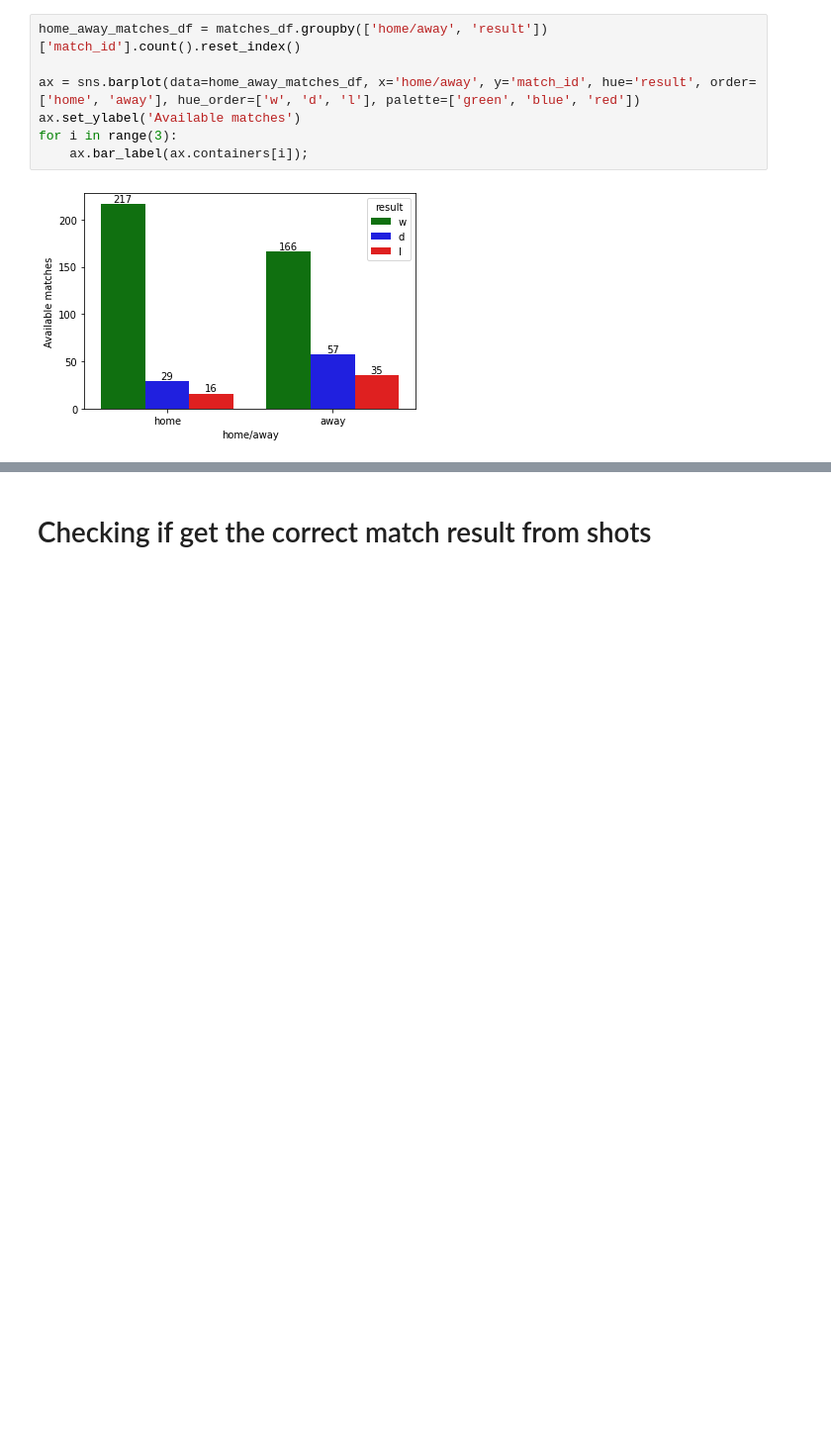
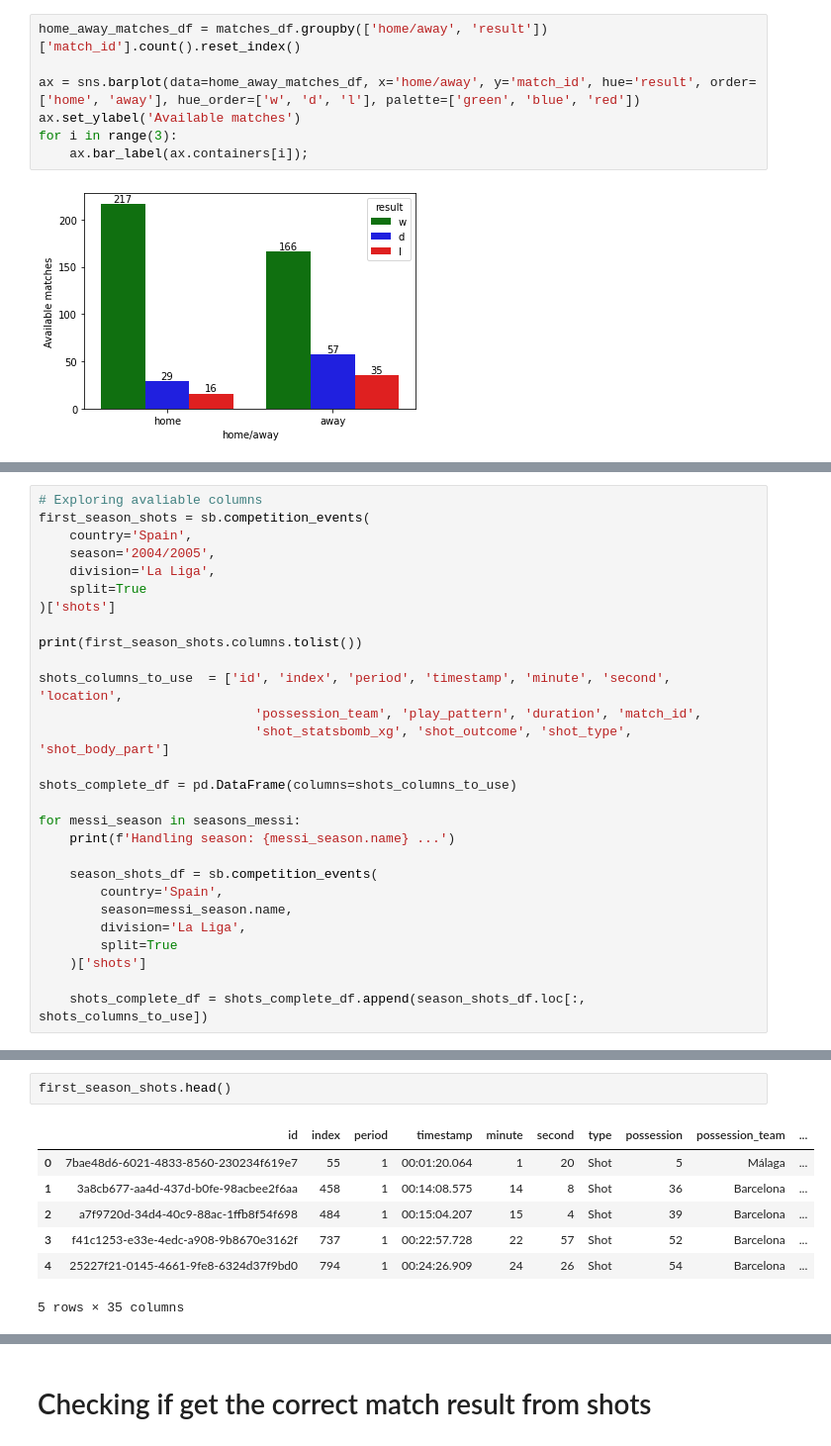
Before and after one commit to MichailPerdikopoulos/Barcelona-Shots---Football-Analytics, a Jupyter notebook: data_collection_messi.ipynb, the cells around one changed output, grey strips where cells are left out. Shown: that part at 99% size. Cells and saved outputs as stored; diff of their text form; blank space fills up the shorter version.

```diff
--- a/data_collection_messi.ipynb
+++ b/data_collection_messi.ipynb
@@ -183,0 +184,28 @@ for i in range(3):
+# %%
+# Exploring avaliable columns
+first_season_shots = sb.competition_events(
+    country='Spain',
+    season='2004/2005',
+    division='La Liga',
+    split=True
+)['shots']
+
+print(first_season_shots.columns.tolist())
+
+shots_columns_to_use  = ['id', 'index', 'period', 'timestamp', 'minute', 'second', 'location',
+                            'possession_team', 'play_pattern', 'duration', 'match_id',
+                            'shot_statsbomb_xg', 'shot_outcome', 'shot_type', 'shot_body_part']
+
+shots_complete_df = pd.DataFrame(columns=shots_columns_to_use)
+
+for messi_season in seasons_messi:
+    print(f'Handling season: {messi_season.name} ...')
+
+    season_shots_df = sb.competition_events(
+        country='Spain',
+        season=messi_season.name,
+        division='La Liga',
+        split=True
+    )['shots']
+
+    shots_complete_df = shots_complete_df.append(season_shots_df.loc[:, shots_columns_to_use])
@@ -183,0 +254,10 @@ for i in range(3):
+# %%
+first_season_shots.head()
+# %% [output]
+|  | id | index | period | timestamp | minute | second | type | possession | possession_team | ... |
+| 0 | 7bae48d6-6021-4833-8560-230234f619e7 | 55 | 1 | 00:01:20.064 | 1 | 20 | Shot | 5 | Málaga | ... |
+| 1 | 3a8cb677-aa4d-437d-b0fe-98acbee2f6aa | 458 | 1 | 00:14:08.575 | 14 | 8 | Shot | 36 | Barcelona | ... |
+| 2 | a7f9720d-34d4-40c9-88ac-1ffb8f54f698 | 484 | 1 | 00:15:04.207 | 15 | 4 | Shot | 39 | Barcelona | ... |
+| 3 | f41c1253-e33e-4edc-a908-9b8670e3162f | 737 | 1 | 00:22:57.728 | 22 | 57 | Shot | 52 | Barcelona | ... |
+| 4 | 25227f21-0145-4661-9fe8-6324d37f9bd0 | 794 | 1 | 00:24:26.909 | 24 | 26 | Shot | 54 | Barcelona | ... |
+5 rows × 35 columns
```
Also changed, not shown: parts of 8 cells of this notebook, 1 other file.
